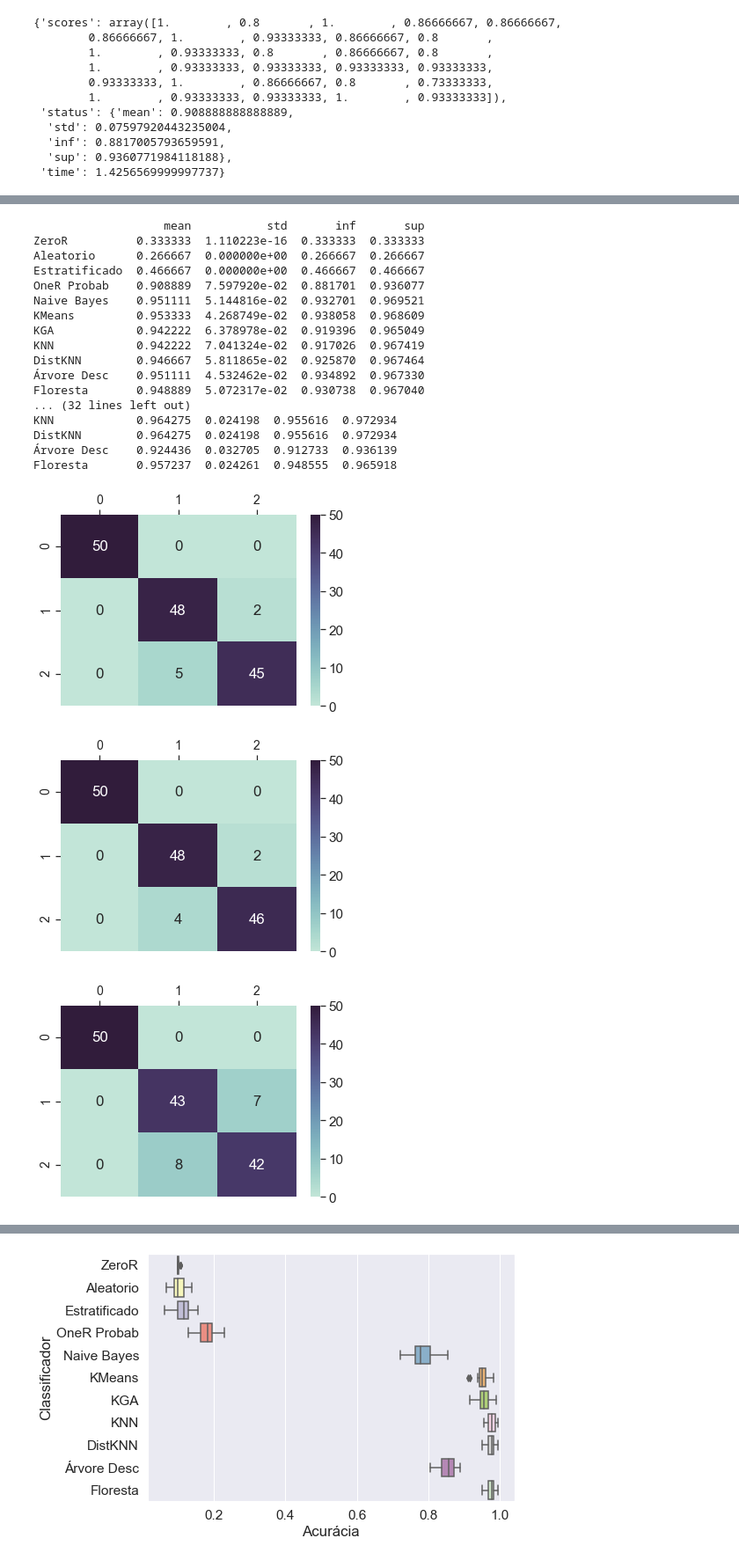
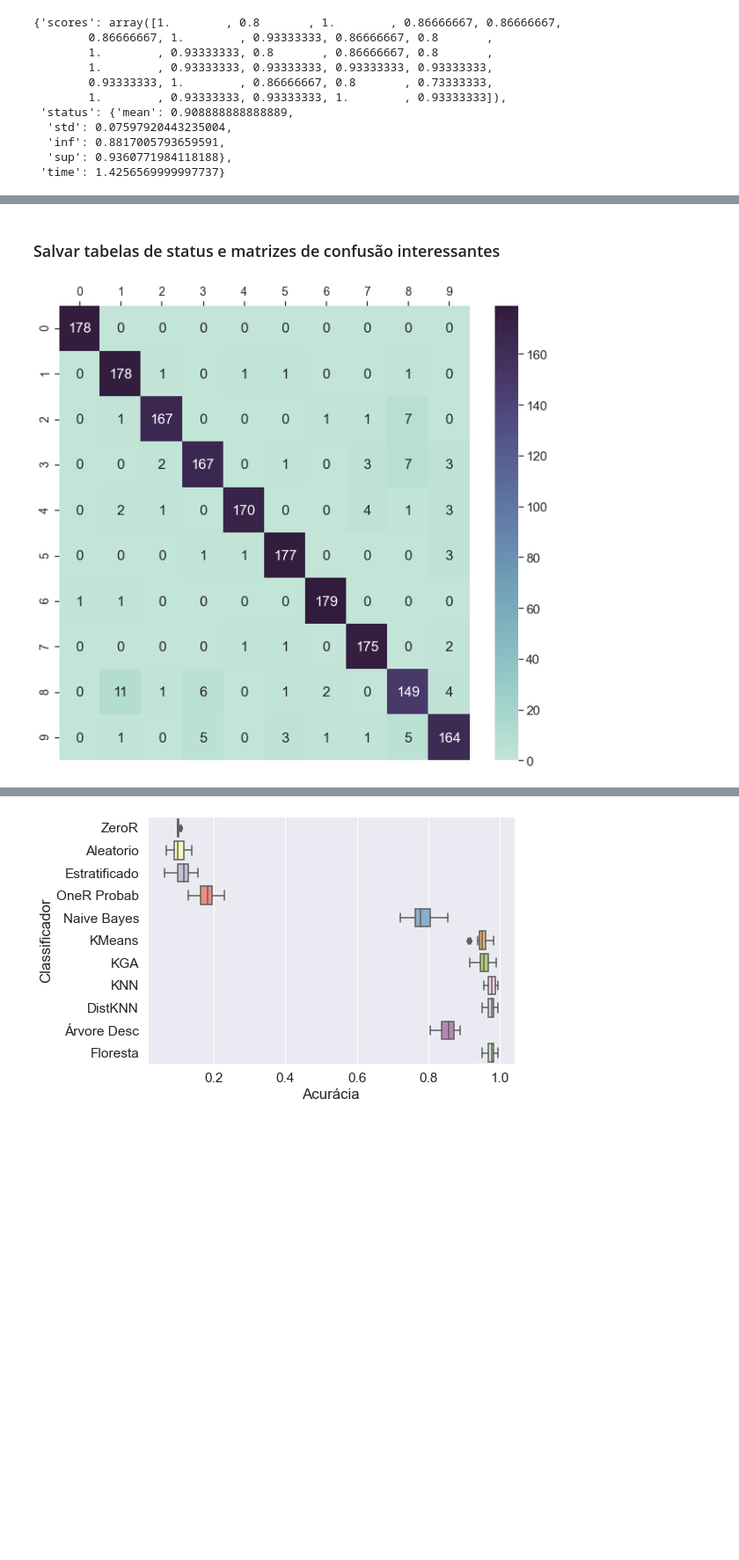
Before and after one commit to gabrielcipriano/T2-IA, a Jupyter notebook: main.ipynb, the cells around one changed output, grey strips where cells are left out. Shown at 88% size. Cells and saved outputs as stored; diff of their text form; code cells hidden in the pictures; blank space fills up the shorter version.

Commit message:
tables and boxplots generated

```diff
--- a/main.ipynb
+++ b/main.ipynb
@@ -839,66 +748,63 @@ Iris Floresta {'mean': 0.9488888888888888, 'std': 0.05072316538005922, 'inf': 0.
 Digits ZeroR {'mean': 0.10128491620111733, 'std': 0.0024357798163789517, 'inf': 0.1004132996045474, 'sup': 0.10215653279768727} 0.09
 Digits Aleatorio {'mean': 0.10090109662735364, 'std': 0.018617485981254962, 'inf': 0.09423903724967411, 'sup': 0.10756315600503316} 0.09
 Digits Estratificado {'mean': 0.11555555555555558, 'std': 0.023893869673075756, 'inf': 0.10700540121759396, 'sup': 0.1241057098935172} 0.11
+# %%
+import seaborn as sns
+import pandas as pd
+import matplotlib.pyplot as plt
+
+# Plota a matrix de confusão usando Heatmap do seaborn
+def plot_conf_mat(conf_mat):
+    df_cmap = pd.DataFrame(conf_mat, index = range(len(conf_mat)), columns = range(len(conf_mat)) )
+    sns.set(font_scale=1.4) # for label size
+    fig, ax = plt.subplots(figsize=(11,10))
+    sns.heatmap(df_cmap, cmap=sns.cubehelix_palette(start=.5, rot=-.5, as_cmap=True), annot=True,ax=ax, fmt='d') # font size
+    plt.tick_params(axis='both', which='major', labelsize=14, labelbottom = False, left=True, top = True, labeltop=True)
+# %% [markdown]
+### Salvar tabelas de status e matrizes de confusão interessantes
 # %%
 from pathlib import Path
 import pandas as pd
 import copy
 
-for ds_name, ds_data in results.items():
-    results_df = pd.DataFrame({method: v["status"] for method, v in ds_data.items()}).T
-    print(results_df)
-    # Salvar tabela latex no subdiretorio /tables
-    Path("tables/").mkdir(parents=True, exist_ok=True)
-    with open('tables/[LATEX]'+ ds_name.replace(" ", "_") + 'result_table.txt', 'w') as file:
-        file.write(results_df.to_latex(float_format="%.2f"))
-    with open('tables/[CSV]'+ ds_name.replace(" ", "_") + 'result_table.csv', 'w') as file:
-        file.write(results_df.to_csv(float_format="%.2f"))
+# # Salvar tabelas de status no subdiretorio /tables (latex e CSV)
+# Path("tables/").mkdir(parents=True, exist_ok=True)
+# for ds_name, ds_data in results.items():
+#     results_df = pd.DataFrame({method: v["status"] for method, v in ds_data.items()}).T
+#     display(results_df)
+#     with open('tables/[LATEX]'+ ds_name.replace(" ", "_") + '_status_table.tex', 'w') as file:
+#         file.write(results_df.to_latex(float_format="%.2f", label=ds_name.replace(" ", "_")+"_status_table"))
+#     with open('tables/[CSV]'+ ds_name.replace(" ", "_") + '_status_table.csv', 'w') as file:
+#         file.write(results_df.to_csv(float_format="%.2f"))
 
 
+# , "KGA","OneR Probab"
+
 from sklearn.metrics import confusion_matrix
-# Salvar Plots MAtrizes de Confusão no diretorio /plots
-for ds_name in ["Iris", "Wine"]:
+# Salvar Matrizes de Confusão no diretorio /plots
+for ds_name in ["Digits"]:
     x, y = datasets[ds_name].data, datasets[ds_name].target
-    for m in ["KMeans", "KGA","OneR Probab"]:
+    for m in ["KGA"]:
         skf = StratifiedKFold(n_splits=10,random_state=rand_state, shuffle=True)
 
         classifier = copy.deepcopy(classifs["call"][m])
         if hasattr(classifier, "k"):
             classifier.k = 5
 
         pipe_list = [('transformer', StandardScaler()), ('estimator', classifier)]
         if m == "OneR Probab":
             discretizer = KBinsDiscretizer(2*len(np.unique(y)), encode='ordinal', strategy='kmeans')
             pipe_list.insert(1, ('discretizer', discretizer))
         pipeline = Pipeline(pipe_list)
 
         y_pred = cross_val_predict(pipeline, x, y, cv=skf)
         conf_mat = confusion_matrix(y, y_pred)
 
         plot_conf_mat(conf_mat)
 
-        # Comente as duas linhas abaixo caso não deseje salvvar no computador
+        # # Comente as duas linhas abaixo caso não deseje salvar no computador
         Path("plots/").mkdir(parents=True, exist_ok=True)
         plt.savefig('plots/[HEATMAP]'+ m + '_' + ds_name +'_k5.png', dpi=200)
         plt.show()
 # %% [output]
-                   mean           std       inf       sup
-ZeroR          0.333333  1.110223e-16  0.333333  0.333333
-Aleatorio      0.266667  0.000000e+00  0.266667  0.266667
-Estratificado  0.466667  0.000000e+00  0.466667  0.466667
-OneR Probab    0.908889  7.597920e-02  0.881701  0.936077
-Naive Bayes    0.951111  5.144816e-02  0.932701  0.969521
-KMeans         0.953333  4.268749e-02  0.938058  0.968609
-KGA            0.942222  6.378978e-02  0.919396  0.965049
-KNN            0.942222  7.041324e-02  0.917026  0.967419
-DistKNN        0.946667  5.811865e-02  0.925870  0.967464
-Árvore Desc    0.951111  4.532462e-02  0.934892  0.967330
-Floresta       0.948889  5.072317e-02  0.930738  0.967040
-... (32 lines left out)
-KNN            0.964275  0.024198  0.955616  0.972934
-DistKNN        0.964275  0.024198  0.955616  0.972934
-Árvore Desc    0.924436  0.032705  0.912733  0.936139
-Floresta       0.957237  0.024261  0.948555  0.965918
-[figure, old version]
+[figure, new version]
-[figure, removed]
-[figure, removed]
```
Also changed, not shown: parts of 12 cells of this notebook, 22 other files.
